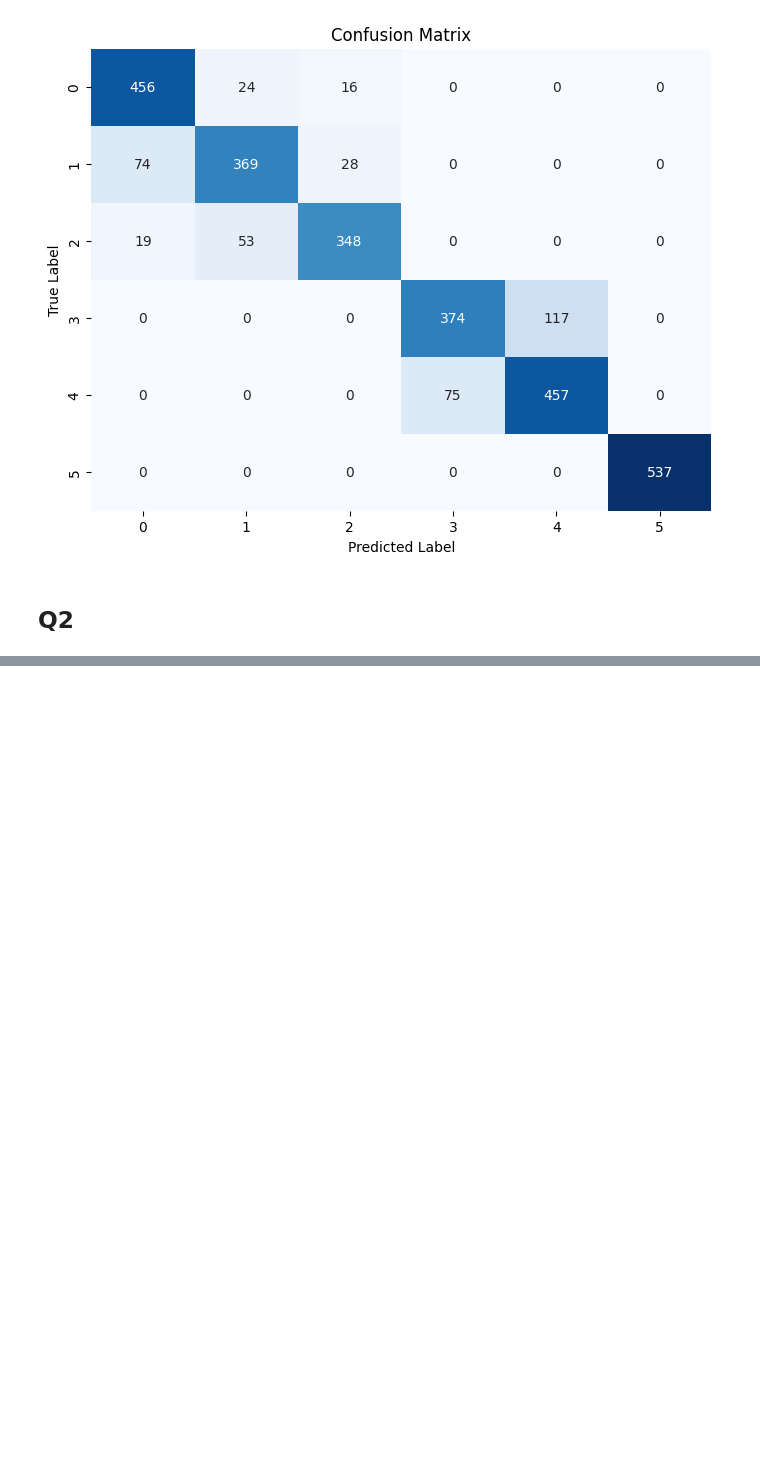
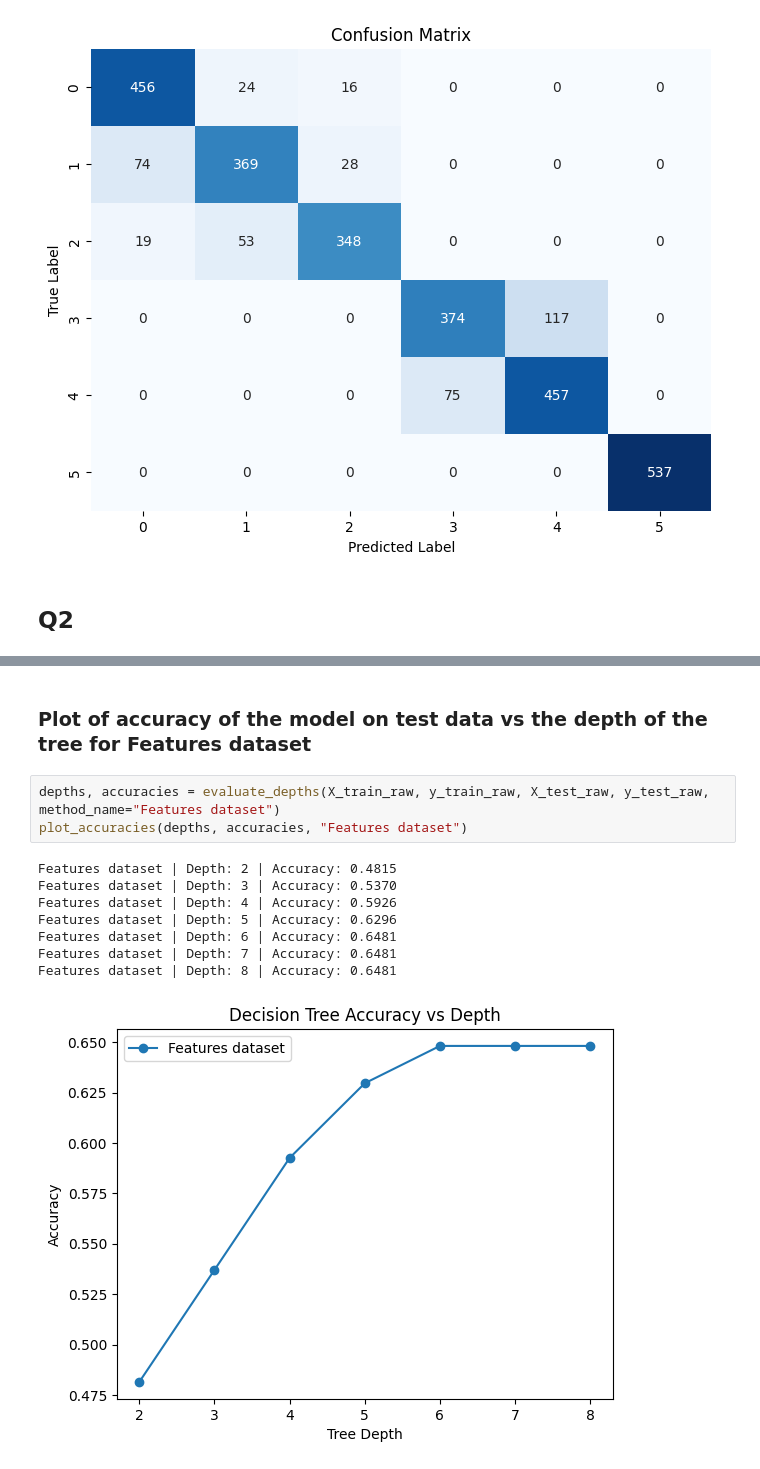
Before and after one commit to shadowscythe03/es335-24-fall-assignment-1, a Jupyter notebook: Task_2.ipynb, the cells around one changed output, grey strips where cells are left out. Drawn from its saved outputs; the diff is of its cells as text; blank space fills up the shorter version.

```diff
--- a/Task_2.ipynb
+++ b/Task_2.ipynb
@@ -117,0 +181,14 @@ Recall: 0.8622
+# %% [markdown]
+### Plot of accuracy of the model on test data vs the depth of the tree for **Features dataset**
+# %%
+depths, accuracies = evaluate_depths(X_train_raw, y_train_raw, X_test_raw, y_test_raw, method_name="Features dataset")
+plot_accuracies(depths, accuracies, "Features dataset")
+# %% [output]
+Features dataset | Depth: 2 | Accuracy: 0.4815
+Features dataset | Depth: 3 | Accuracy: 0.5370
+Features dataset | Depth: 4 | Accuracy: 0.5926
+Features dataset | Depth: 5 | Accuracy: 0.6296
+Features dataset | Depth: 6 | Accuracy: 0.6481
+Features dataset | Depth: 7 | Accuracy: 0.6481
+Features dataset | Depth: 8 | Accuracy: 0.6481
+[figure, added]
```
Also changed, not shown: parts of 8 cells of this notebook.
